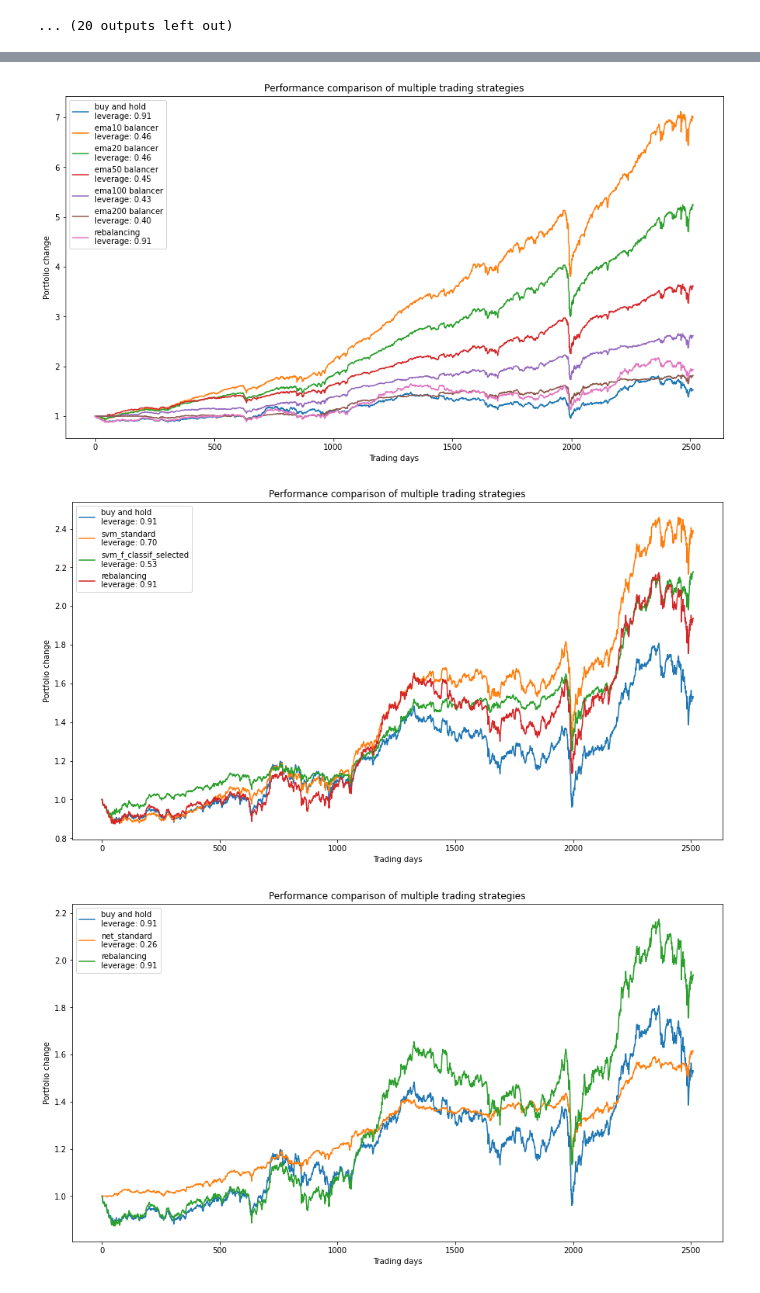
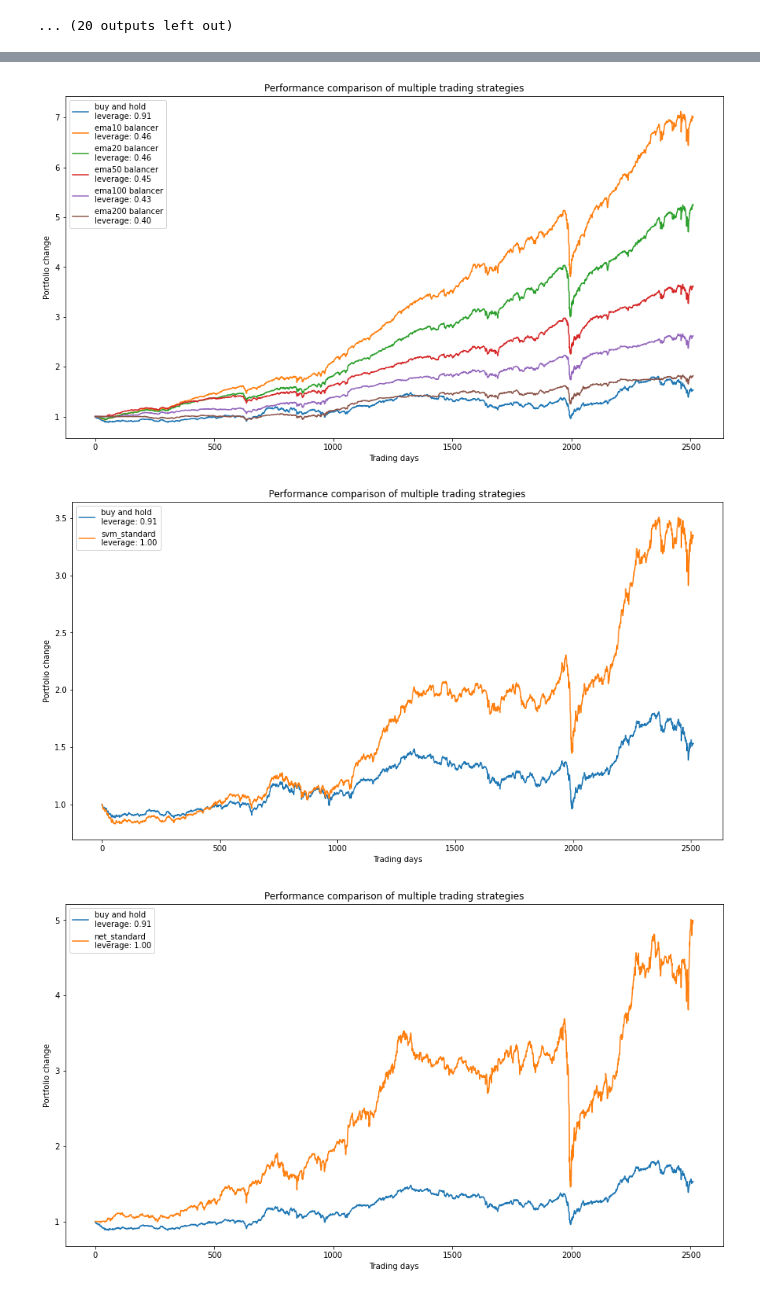
Before and after one commit to tobsel7/price-indicators, a Jupyter notebook: analysis/simulations/portfolio_strategies.ipynb, the cells around one changed output, grey strips where cells are left out. Drawn from its saved outputs; the diff is of its cells as text; code cells hidden in the pictures.

```diff
--- a/analysis/simulations/portfolio_strategies.ipynb
+++ b/analysis/simulations/portfolio_strategies.ipynb
@@ -30,19 +30,21 @@ def get_price_changes(stock, max_trading_days):
     # determine the changes in price normalized by the previous price
     price_changes = np.diff(stock["current_price"]) / stock["current_price"][:size - 1]
     # set the changes to zero if no data exists
-    return np.append(np.zeros(max_trading_days - size), price_changes)
+    return np.append(np.zeros(np.max(max_trading_days - size, 0)), price_changes)
 
 # extraxt the positions taken in the stock according to the provided trading rule
-def get_portfolio_positions(stock, rule, max_trading_days):
+def get_portfolio_positions(stock, rule, max_trading_days, decision_interval=1):
     # retrieve the length of this stock
     size = stock.shape[0]
     # calculate the position for each time point using the trading rule
     position = rule(stock)
+    # repeat one decision, if the portfolio should not be adapted daily
+    position = np.repeat(position[::decision_interval], decision_interval)
     # not position can be taken, before the stock data exists
-    return np.append(np.zeros(max_trading_days - size), position)
+    return np.append(np.zeros(max_trading_days - size), position)[:max_trading_days - 1]
 
 # a function simulating the performance of a trading rule applied to multiple stocks
-def simulate_performance(stock_data, rule, weights=None, leverage=1):
+def simulate_performance(stock_data, rule, decision_interval=1, cost_factor=0, leverage=1, weights=None):
     # get the length of the largest data set in trading days
     trading_days = np.max(stock_data.map(lambda stock: stock.shape[0]))
 
@@ -51,7 +53,7 @@ def simulate_performance(stock_data, rule, weights=None, leverage=1):
     price_changes = pd.DataFrame(price_changes.values.tolist(), index=price_changes.index).T
 
     # calculate the positions in the stock and transform the series of data frames into one data frame
-    portfolio_positions = stock_data.apply(get_portfolio_positions, args=(rule, trading_days, ))
+    portfolio_positions = stock_data.apply(get_portfolio_positions, args=(rule, trading_days, decision_interval, ))
     portfolio_positions = pd.DataFrame(portfolio_positions.values.tolist(), index=portfolio_positions.index).T
 
     if weights is None:
@@ -64,12 +66,21 @@ def simulate_performance(stock_data, rule, weights=None, leverage=1):
     # calculate all individual components influencing the portfolio change
     portfolio_positions = portfolio_positions * weights
     individual_changes = price_changes * portfolio_positions
-    total_changes = np.sum(individual_changes, axis=1)
+    cost_changes = cost_factor * np.vstack([np.zeros(len(stock_data)), np.abs(np.diff(portfolio_positions, axis=0))])
+    total_changes = np.sum(individual_changes - cost_changes, axis=1)
 
     # update the value of the portfolio iteratively
-    portfolio_total = np.ones_like(total_changes)
+    portfolio_total = np.ones(trading_days - 1)
+    #portfolio_components = np.zeros(len(stock_data))
     for index in range(portfolio_total.shape[0] - 1):
+        #if index % decision_interval == 0:
+            #print(portfolio_total[index])
+            #print(portfolio_positions)
+            #print(portfolio_total[index] * portfolio_positions[index, :] / np.sum(portfolio_positions[index, :]))
+            #portfolio_components = portfolio_total[index] * portfolio_positions[index, :] / np.sum(portfolio_positions[index, :])
         portfolio_total[index + 1] = portfolio_total[index]  * (1 + total_changes[index])
+        #portfolio_components = portfolio_components * (1 + individual_changes[index, :])
+        #portfolio_total[index + 1] = np.sum(portfolio_components)
 
     return portfolio_total, portfolio_positions
 # %%
@@ -86,7 +97,7 @@ def plot_performance(strategies, title="Performance comparison of multiple tradi
     plt.show()
 # %%
 # create a set of strategies, simulate and plot them
-def compare_strategies_portfolio(stock_data, chosen_strategies, leverage=1):
+def compare_strategies_portfolio(stock_data, chosen_strategies, decision_interval=1, cost_factor=0, leverage=1):
     strategies = chosen_strategies.copy()
 
     stock_data_lengths = stock_data.map(lambda stock: stock.shape[0])
@@ -103,13 +114,9 @@ def compare_strategies_portfolio(stock_data, chosen_strategies, leverage=1):
         "buy and hold\nleverage: {:.2f}".format(leverage_buy_and_hold) : np.mean(current_price, axis=1).values
     }
 
-    # more than one stock is used, the revalancing strategy is used for comparison
-    if current_price.shape[1] > 1:
-        strategies["rebalancing"] = lambda stock: np.ones(stock.shape[0])
-
     # iteratively calculate the performance of the other strategies
     for name, strategy in strategies.items():
-        performance, positions = simulate_performance(stock_data, strategy, leverage=leverage)
+        performance, positions = simulate_performance(stock_data, strategy, decision_interval=decision_interval, cost_factor=cost_factor, leverage=leverage)
         mean_positions = np.mean(np.sum(positions, axis=1))
         performances["{}\nleverage: {:.2f}".format(name, mean_positions)] = performance
 
@@ -359,12 +366,12 @@ compare_strategies_portfolio(finland_assets, trend_follower_strategies)
 # %%
-compare_strategies_portfolio(finland_assets, ema_strategies, 1)
+compare_strategies_portfolio(finland_assets, ema_strategies)
 # %% [output]
-[figure, old version]
+[figure, new version]
 # %%
-compare_strategies_portfolio(finland_assets, svm_strategies, 1)
+compare_strategies_portfolio(finland_assets, svm_strategies, leverage=1/0.7)
 # %% [output]
-[figure, old version]
+[figure, new version]
 # %%
-compare_strategies_portfolio(finland_assets, net_strategies, 1)
+compare_strategies_portfolio(finland_assets, net_strategies, leverage=1/0.26)
 # %% [output]
-[figure, old version]
+[figure, new version]
```
Also changed, not shown: parts of 8 cells of this notebook, 7 other files.
